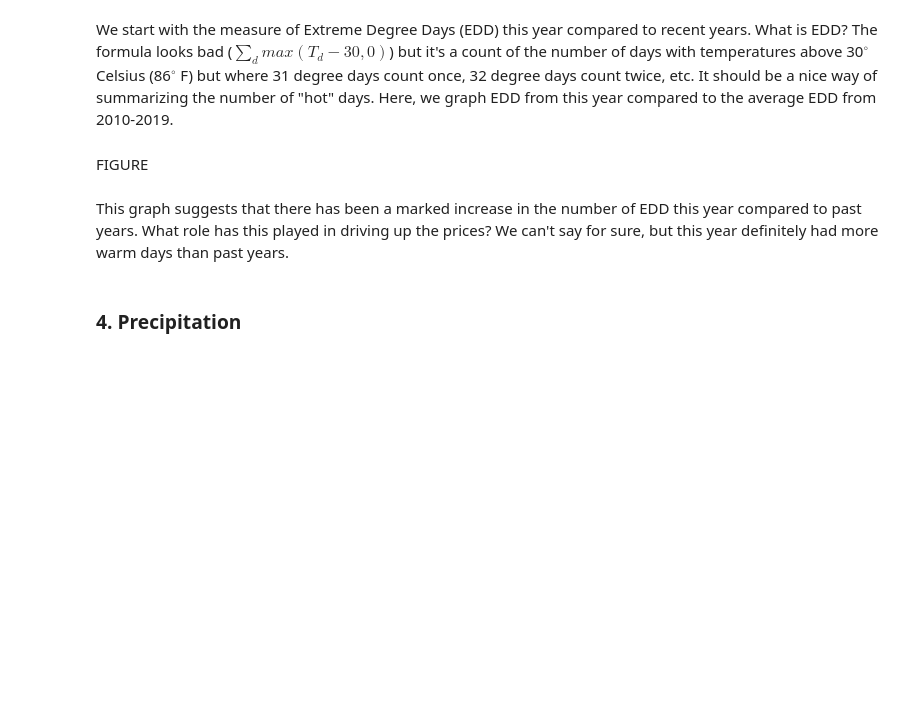
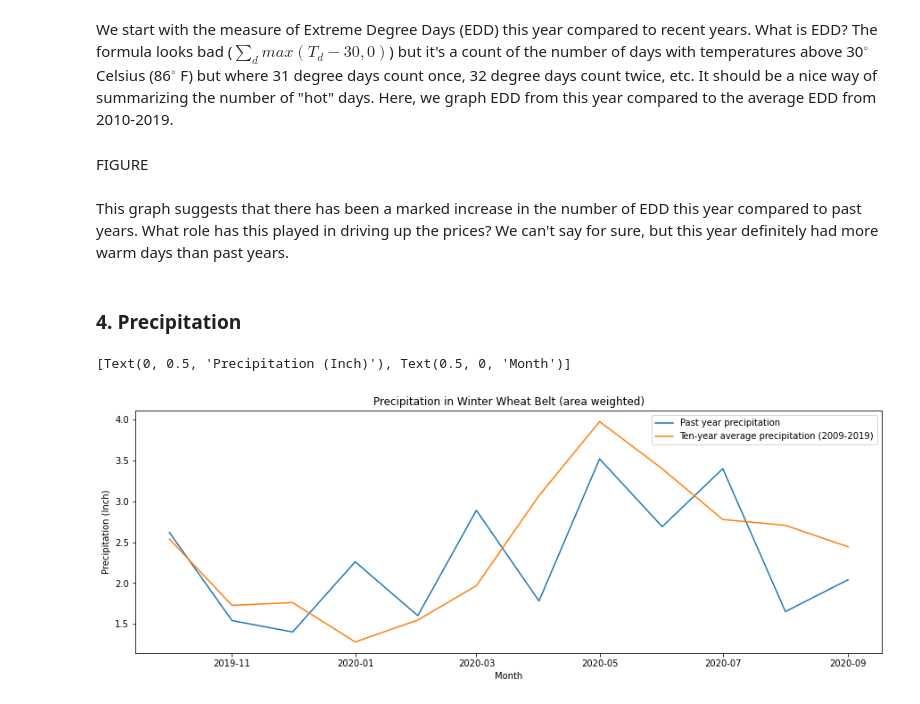
Before and after one commit to jacoblefler/ARE_231, a Jupyter notebook: Blog_figures.ipynb, the cells around one changed output. Cells and saved outputs as stored; diff of their text form; code cells hidden in the pictures; blank space fills up the shorter version.

```diff
--- a/Blog_figures.ipynb
+++ b/Blog_figures.ipynb
@@ -91,3 +95,22 @@ FIGURE
 This graph suggests that there has been a marked increase in the number of EDD this year compared to past years. What role has this played in driving up the prices? We can't say for sure, but this year definitely had more warm days than past years.
 # %% [markdown]
 ### 4. Precipitation
+# %%
+# Read in stock data
+
+filename = 'Precipitation_winter_wheat_belt.xlsx'
+location = os.path.join(cwd, filename)
+pcp_df = pd.read_excel(location, header=0)
+
+fig, ax = plt.subplots(figsize=(15,5))
+sns.lineplot(data=pcp_df, \
+             x="Month", \
+             y="Last year", label="Past year precipitation").set_title("Precipitation in Winter Wheat Belt (area weighted)")
+sns.lineplot(data=pcp_df, \
+             x="Month", \
+             y="Ten-year average", label="Ten-year average precipitation (2009-2019)")
+plt.legend()
+ax.set(xlabel='Month', ylabel='Precipitation (Inch)')
+# %% [output]
+[Text(0, 0.5, 'Precipitation (Inch)'), Text(0.5, 0, 'Month')]
+[figure, added]
```
Also changed, not shown: parts of 3 cells of this notebook, 9 other files.
